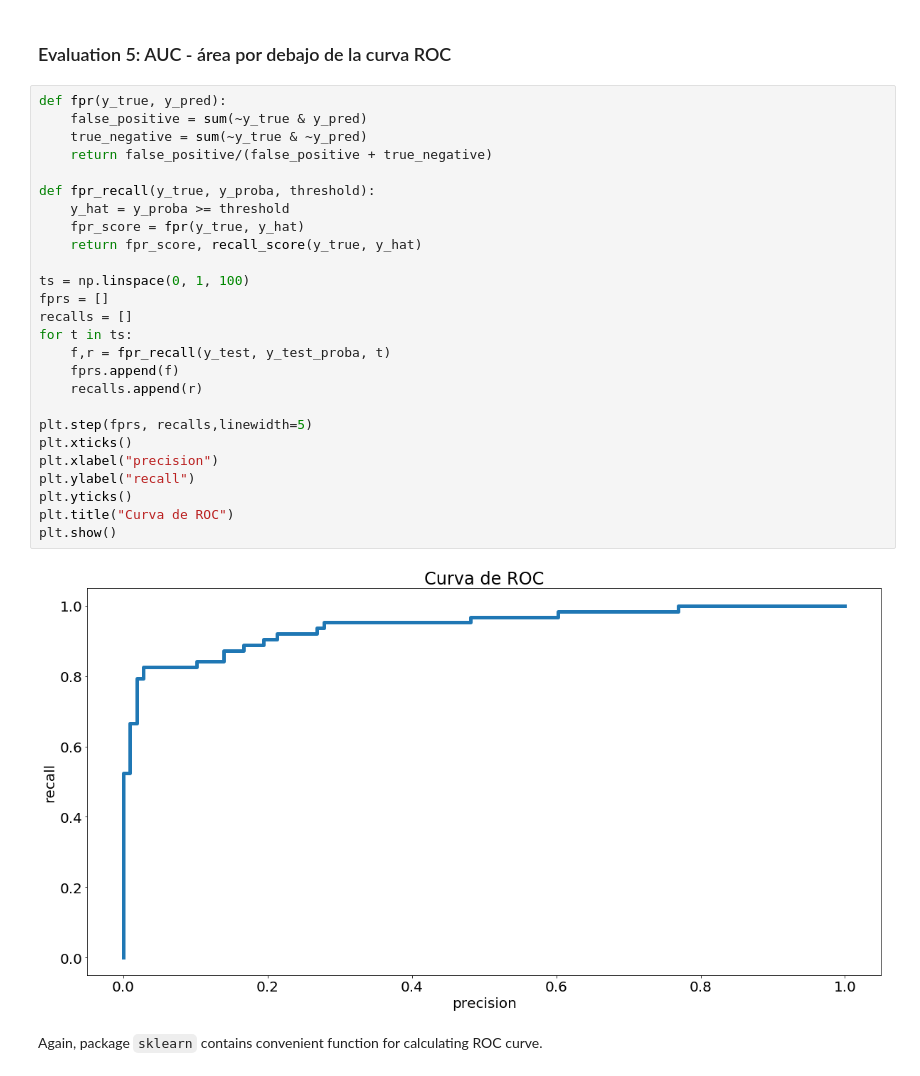
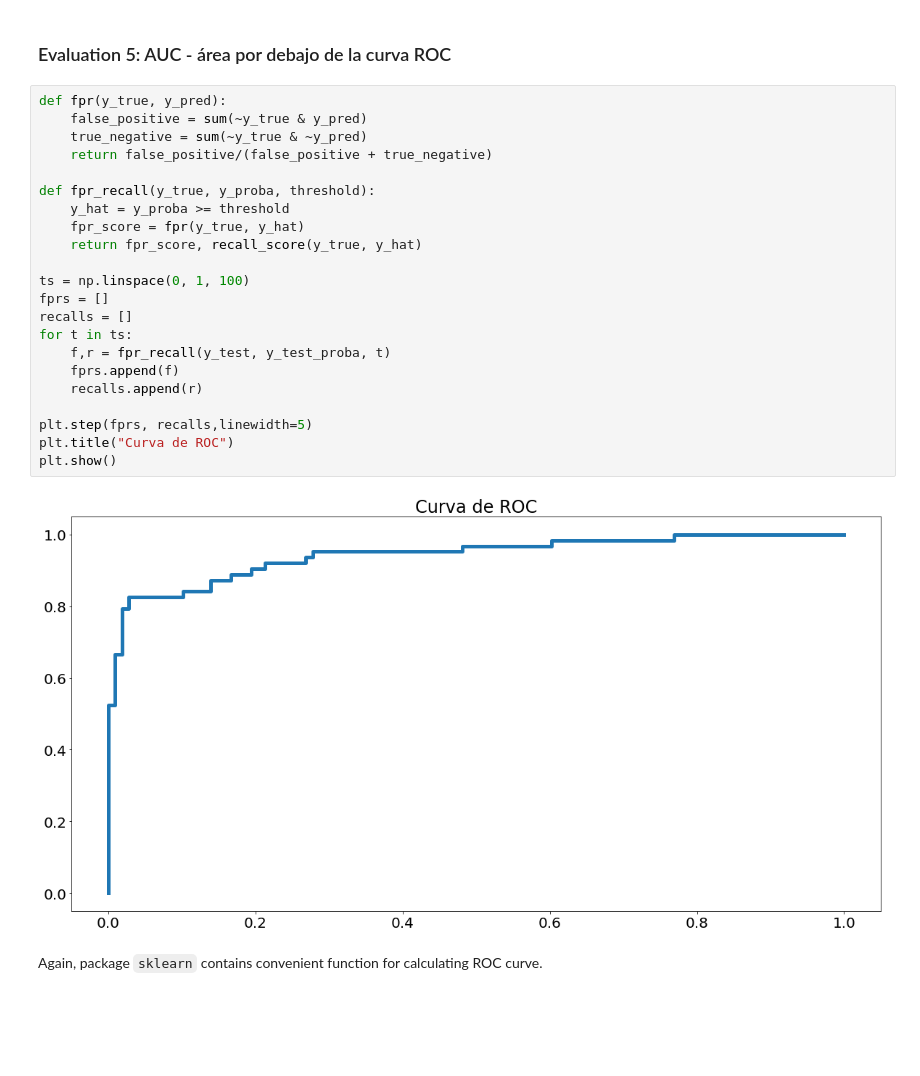
Before and after one commit to StaticVoidGabo/intro_to_machine_learning, a Jupyter notebook: 3.1-2-regresion-logistica.ipynb, the cells around one changed output. Cells and saved outputs as stored; diff of their text form; blank space fills up the shorter version.

```diff
--- a/3.1-2-regresion-logistica.ipynb
+++ b/3.1-2-regresion-logistica.ipynb
@@ -330,31 +324,27 @@ f1_score(y_test, y_test_hat)
 # %%
 def fpr(y_true, y_pred):
     false_positive = sum(~y_true & y_pred)
     true_negative = sum(~y_true & ~y_pred)
     return false_positive/(false_positive + true_negative)
 
 def fpr_recall(y_true, y_proba, threshold):
     y_hat = y_proba >= threshold
     fpr_score = fpr(y_true, y_hat)
     return fpr_score, recall_score(y_true, y_hat)
 
 ts = np.linspace(0, 1, 100)
 fprs = []
 recalls = []
 for t in ts:
     f,r = fpr_recall(y_test, y_test_proba, t)
     fprs.append(f)
     recalls.append(r)
 
 plt.step(fprs, recalls,linewidth=5)
-plt.xticks()
-plt.xlabel("precision")
-plt.ylabel("recall")
-plt.yticks()
 plt.title("Curva de ROC")
 plt.show()
 # %% [output]
-[figure, old version]
+[figure, new version]
 # %% [markdown]
 Again, package `sklearn` contains convenient function for calculating ROC curve.
 # %%
```
Also changed, not shown: parts of 2 cells of this notebook, 2 other files.
